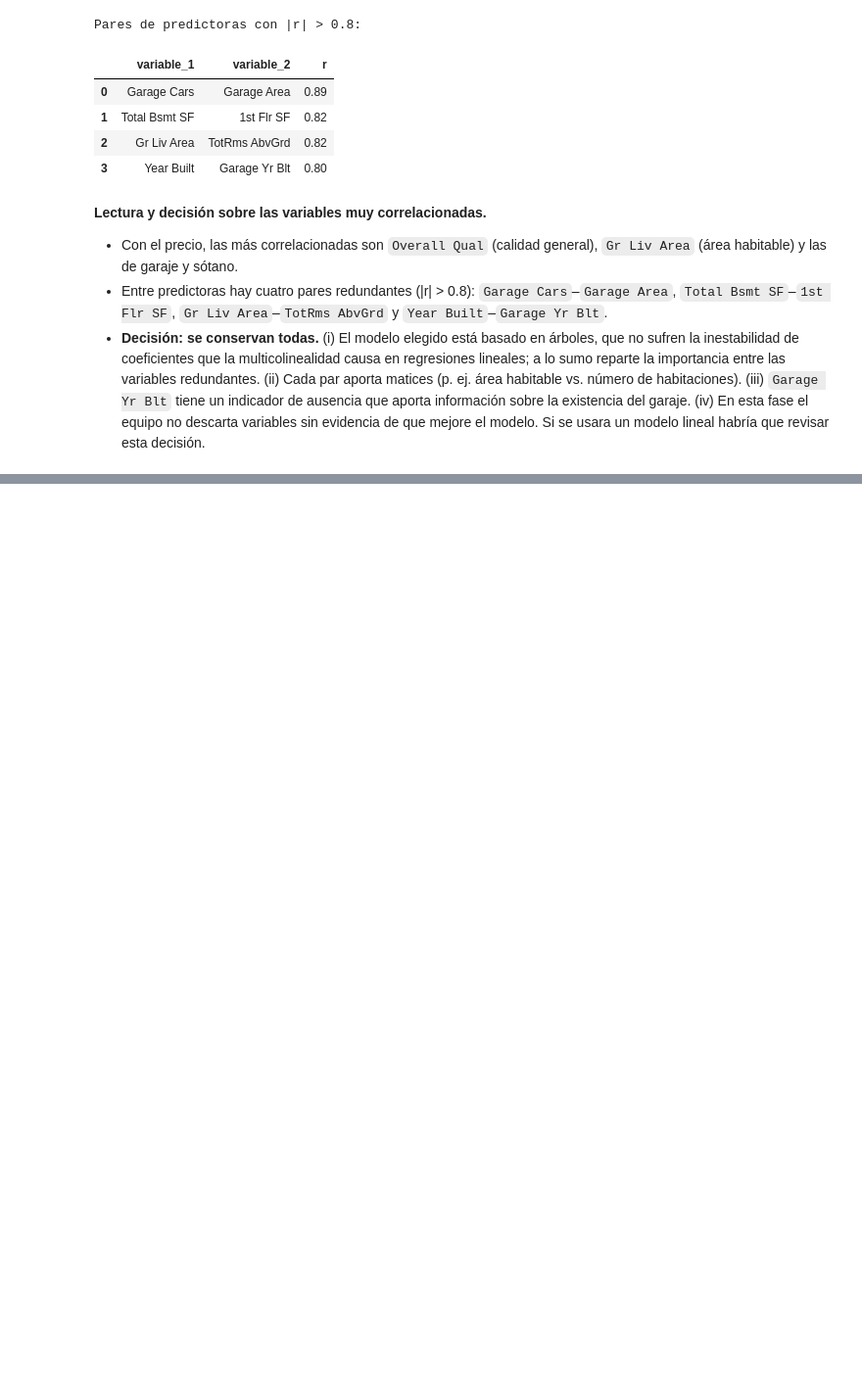
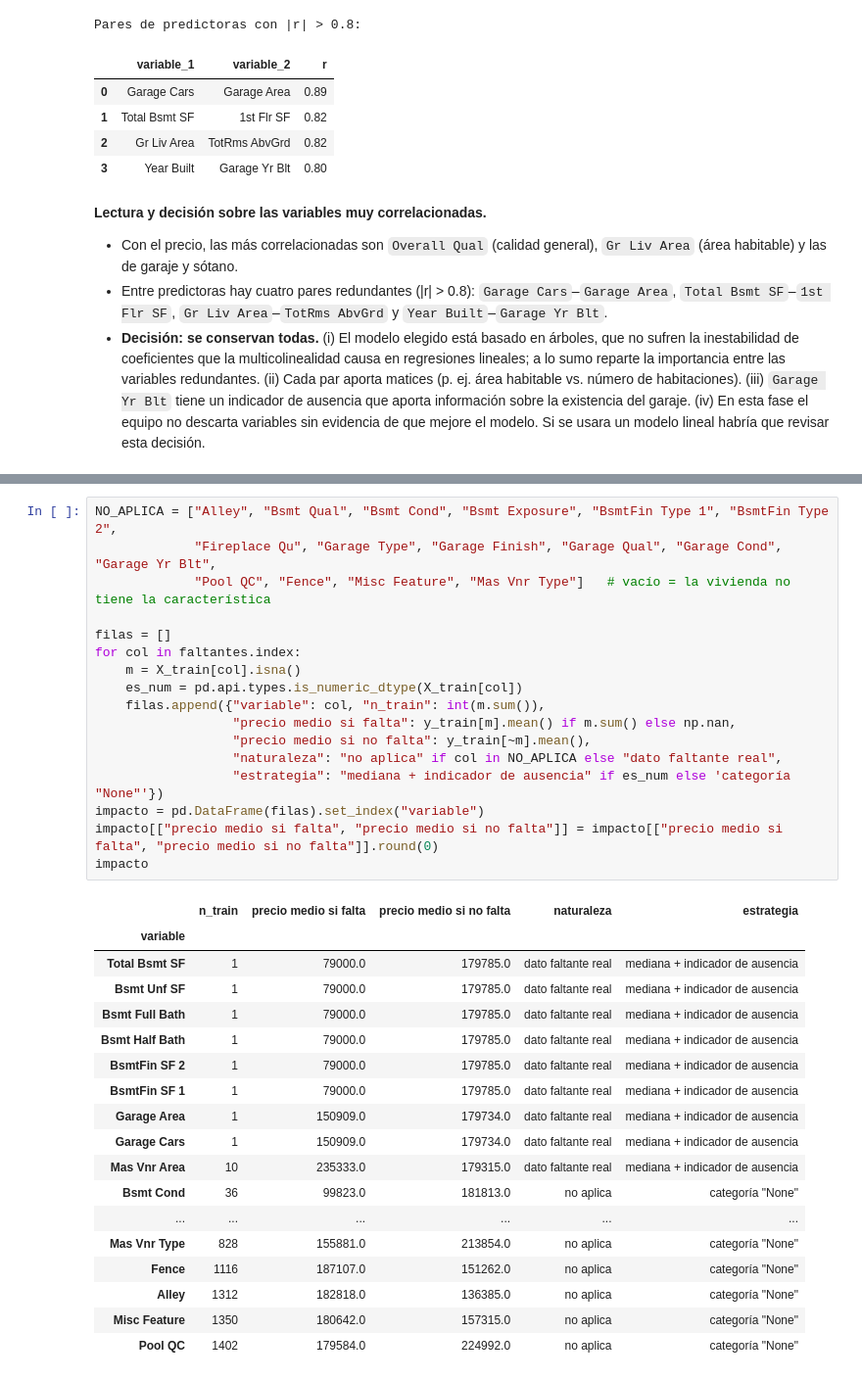
Before and after one commit to SebasGomez4/Proyecto_Modelos_I, a Jupyter notebook: fase-1/notebook.ipynb, the cells around one changed output, grey strips where cells are left out. Shown at 98% size. Saved outputs shown, nothing was run; the diff lists cells and outputs as text; blank space fills up the shorter version.

Commit message:
feat(prep): análisis de impacto de faltantes y estrategia de tratamiento

```diff
--- a/fase-1/notebook.ipynb
+++ b/fase-1/notebook.ipynb
@@ -226,0 +233,36 @@ Pares de predictoras con |r| > 0.8:
+# %%
+NO_APLICA = ["Alley", "Bsmt Qual", "Bsmt Cond", "Bsmt Exposure", "BsmtFin Type 1", "BsmtFin Type 2",
+             "Fireplace Qu", "Garage Type", "Garage Finish", "Garage Qual", "Garage Cond", "Garage Yr Blt",
+             "Pool QC", "Fence", "Misc Feature", "Mas Vnr Type"]   # vacío = la vivienda no tiene la característica
+
+filas = []
+for col in faltantes.index:
+    m = X_train[col].isna()
+    es_num = pd.api.types.is_numeric_dtype(X_train[col])
+    filas.append({"variable": col, "n_train": int(m.sum()),
+                  "precio medio si falta": y_train[m].mean() if m.sum() else np.nan,
+                  "precio medio si no falta": y_train[~m].mean(),
+                  "naturaleza": "no aplica" if col in NO_APLICA else "dato faltante real",
+                  "estrategia": "mediana + indicador de ausencia" if es_num else 'categoría "None"'})
+impacto = pd.DataFrame(filas).set_index("variable")
+impacto[["precio medio si falta", "precio medio si no falta"]] = impacto[["precio medio si falta", "precio medio si no falta"]].round(0)
+impacto
+# %% [output]
+|  | n_train | precio medio si falta | precio medio si no falta | naturaleza | estrategia |
+| variable |  |  |  |  |  |
+| Total Bsmt SF | 1 | 79000.0 | 179785.0 | dato faltante real | mediana + indicador de ausencia |
+| Bsmt Unf SF | 1 | 79000.0 | 179785.0 | dato faltante real | mediana + indicador de ausencia |
+| Bsmt Full Bath | 1 | 79000.0 | 179785.0 | dato faltante real | mediana + indicador de ausencia |
+| Bsmt Half Bath | 1 | 79000.0 | 179785.0 | dato faltante real | mediana + indicador de ausencia |
+| BsmtFin SF 2 | 1 | 79000.0 | 179785.0 | dato faltante real | mediana + indicador de ausencia |
+| BsmtFin SF 1 | 1 | 79000.0 | 179785.0 | dato faltante real | mediana + indicador de ausencia |
+| Garage Area | 1 | 150909.0 | 179734.0 | dato faltante real | mediana + indicador de ausencia |
+| Garage Cars | 1 | 150909.0 | 179734.0 | dato faltante real | mediana + indicador de ausencia |
+| Mas Vnr Area | 10 | 235333.0 | 179315.0 | dato faltante real | mediana + indicador de ausencia |
+| Bsmt Cond | 36 | 99823.0 | 181813.0 | no aplica | categoría "None" |
+| ... | ... | ... | ... | ... | ... |
+| Mas Vnr Type | 828 | 155881.0 | 213854.0 | no aplica | categoría "None" |
+| Fence | 1116 | 187107.0 | 151262.0 | no aplica | categoría "None" |
+| Alley | 1312 | 182818.0 | 136385.0 | no aplica | categoría "None" |
+| Misc Feature | 1350 | 180642.0 | 157315.0 | no aplica | categoría "None" |
+| Pool QC | 1402 | 179584.0 | 224992.0 | no aplica | categoría "None" |
```
Also changed, not shown: parts of 2 cells of this notebook.
